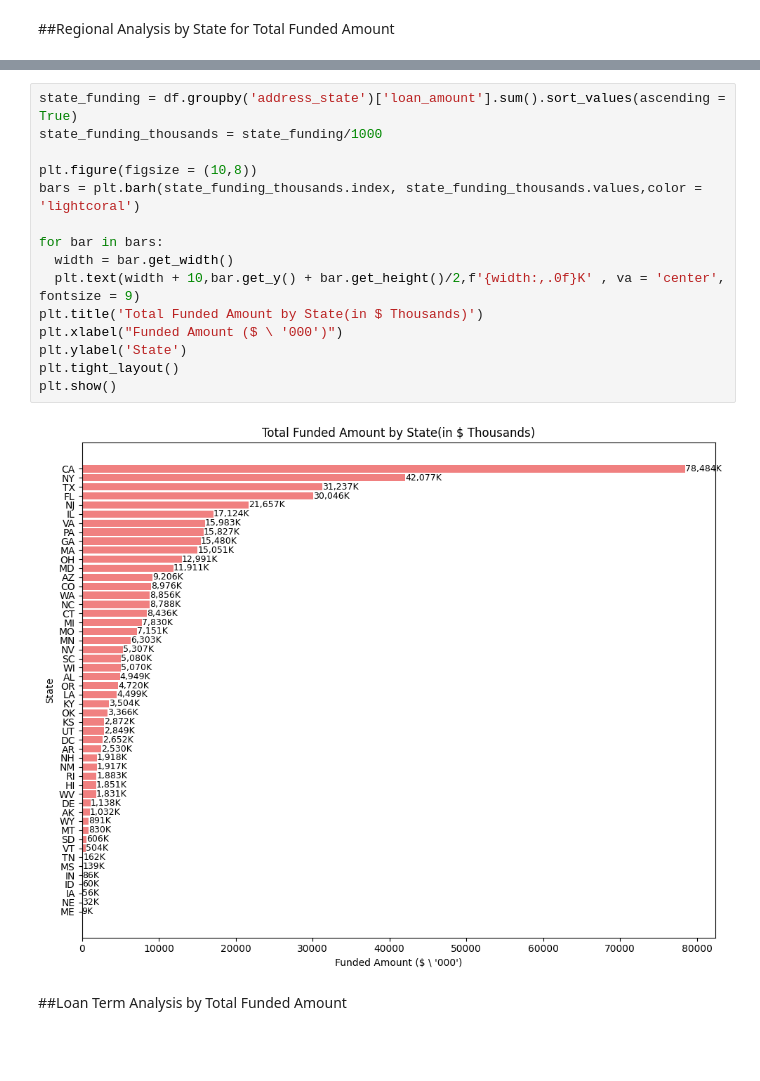
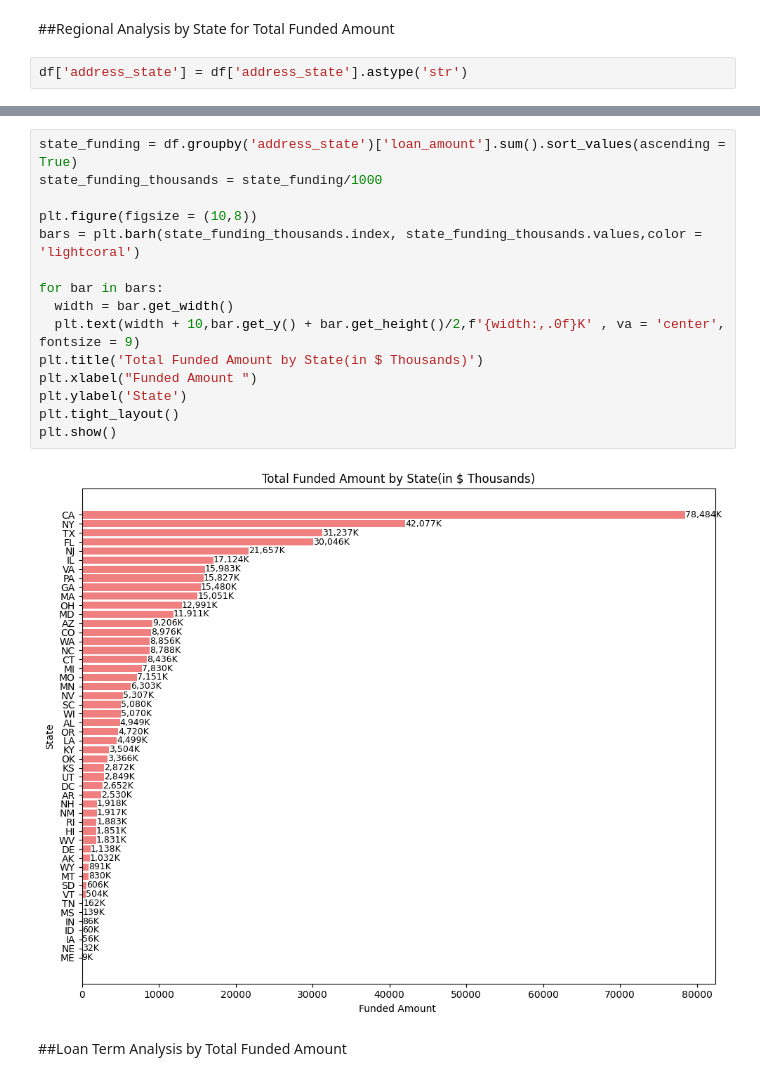
Before and after one commit to ruchabhosale25/Bank-Loan-Data-Analysis-, a Jupyter notebook: Bank_Loan_Analysis.ipynb, the cells around one changed output, grey strips where cells are left out. Saved outputs shown, nothing was run; the diff lists cells and outputs as text; blank space fills up the shorter version.

```diff
--- a/Bank_Loan_Analysis.ipynb
+++ b/Bank_Loan_Analysis.ipynb
@@ -285,3 +285,5 @@ plt.show()
 [figure]
 # %% [markdown]
 ##Regional Analysis by State for Total Funded Amount
+# %%
+df['address_state'] = df['address_state'].astype('str')
@@ -288,20 +310,20 @@ plt.show()
 # %%
 state_funding = df.groupby('address_state')['loan_amount'].sum().sort_values(ascending = True)
 state_funding_thousands = state_funding/1000
 
 plt.figure(figsize = (10,8))
 bars = plt.barh(state_funding_thousands.index, state_funding_thousands.values,color = 'lightcoral')
 
 for bar in bars:
   width = bar.get_width()
   plt.text(width + 10,bar.get_y() + bar.get_height()/2,f'{width:,.0f}K' , va = 'center', fontsize = 9)
 plt.title('Total Funded Amount by State(in $ Thousands)')
-plt.xlabel("Funded Amount ($ \ '000')")
+plt.xlabel("Funded Amount ")
 plt.ylabel('State')
 plt.tight_layout()
 plt.show()
 # %% [output]
-[figure, old version]
+[figure, new version]
 # %% [markdown]
 ##Loan Term Analysis by Total Funded Amount
 # %%
```
Also changed, not shown: parts of 1 cell of this notebook.
